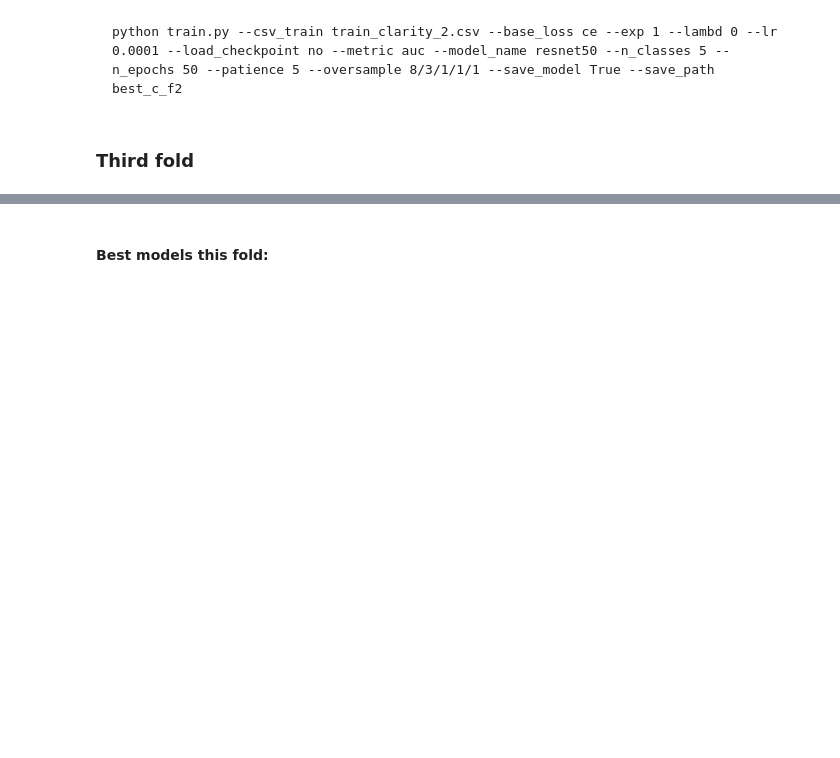
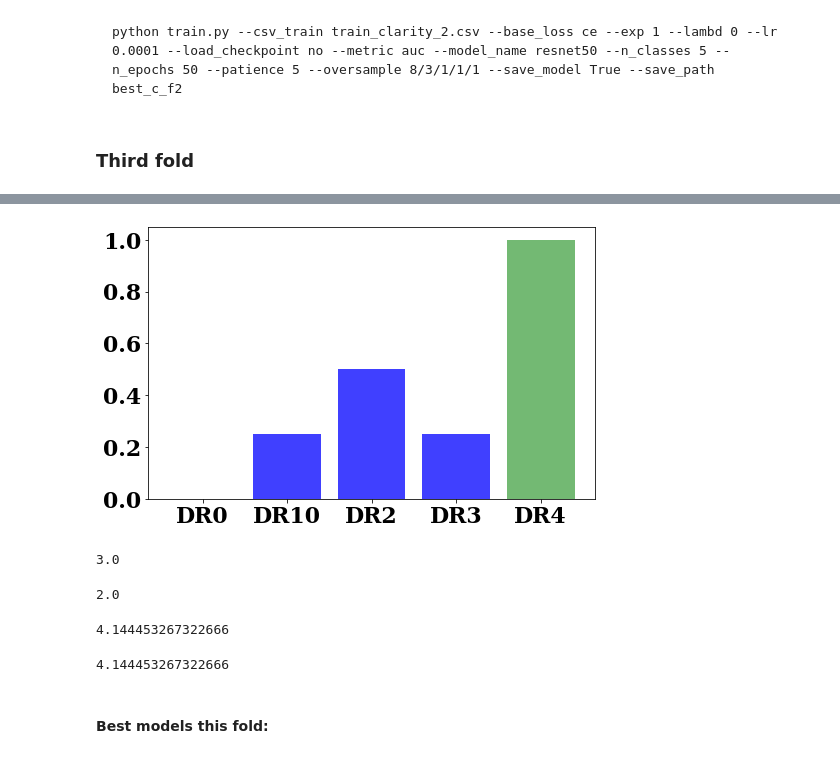
Before and after one commit to agaldran/deep_dr, a Jupyter notebook: analyze_csvs_FINAL.ipynb, the cells around one changed output, grey strips where cells are left out. Saved outputs shown, nothing was run; the diff lists cells and outputs as text; code cells hidden in the pictures; blank space fills up the shorter version.

```diff
--- a/analyze_csvs_FINAL.ipynb
+++ b/analyze_csvs_FINAL.ipynb
@@ -997,0 +1024,18 @@ df_train3.sort_values('auc', ascending=False).head(5)
+# %%
+names = ['DR0','DR10','DR2','DR3','DR4']
+values = [0,  0.25,0.5,0.25,0]
+plt.figure(figsize=(8,5))
+plt.bar(names, values, facecolor='b', alpha=0.75)
+plt.bar(names, [0,0,0,0,1], facecolor='g', alpha=0.55)
+plt.ylim([0,1.05])
+plt.savefig('pred_better.png')
+# %% [output]
+[figure, added]
+# %%
+np.dot(np.array([4,3,2,1,0], dtype=float), np.array([0.25,0.5,0.25,0,0], dtype=float))
+# %% [output]
+3.0
+# %%
+np.dot(np.array([4,3,2,1,0], dtype=float), np.array([0,  0.25,0.5,0.25,0], dtype=float))
+# %% [output]
+2.0
@@ -998,3 +1055,11 @@ df_train3.sort_values('auc', ascending=False).head(5)
+# %%
+cross_entropy(np.array([0,0,0,0,1], dtype=float), np.array([0.25,0.5,0.25,0,0], dtype=float))
+# %% [output]
+4.144453267322666
+# %%
+cross_entropy(np.array([0,0,0,0,1], dtype=float), np.array([0,  0.25,0.5,0.25,0], dtype=float))
+# %% [output]
+4.144453267322666
 # %% [markdown]
 #### Best models this fold:
 # %% [markdown]
```
Also changed, not shown: parts of 6 cells of this notebook, 11 other files.
